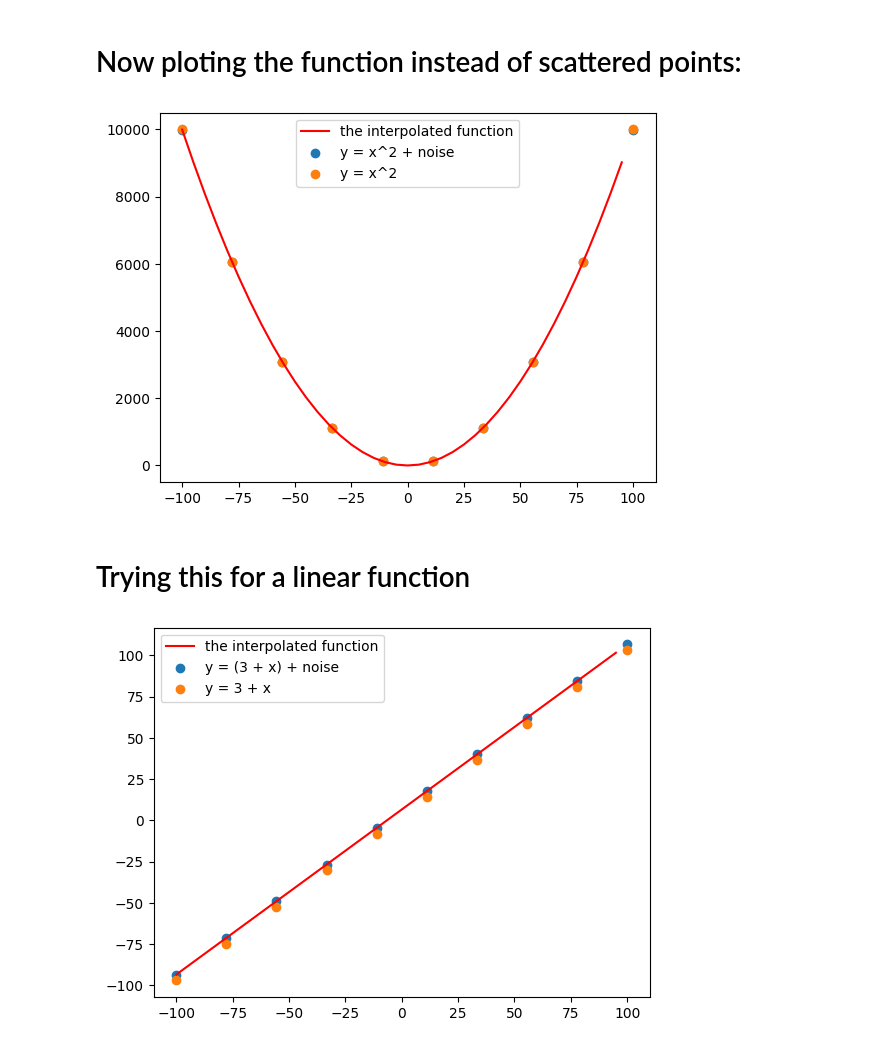
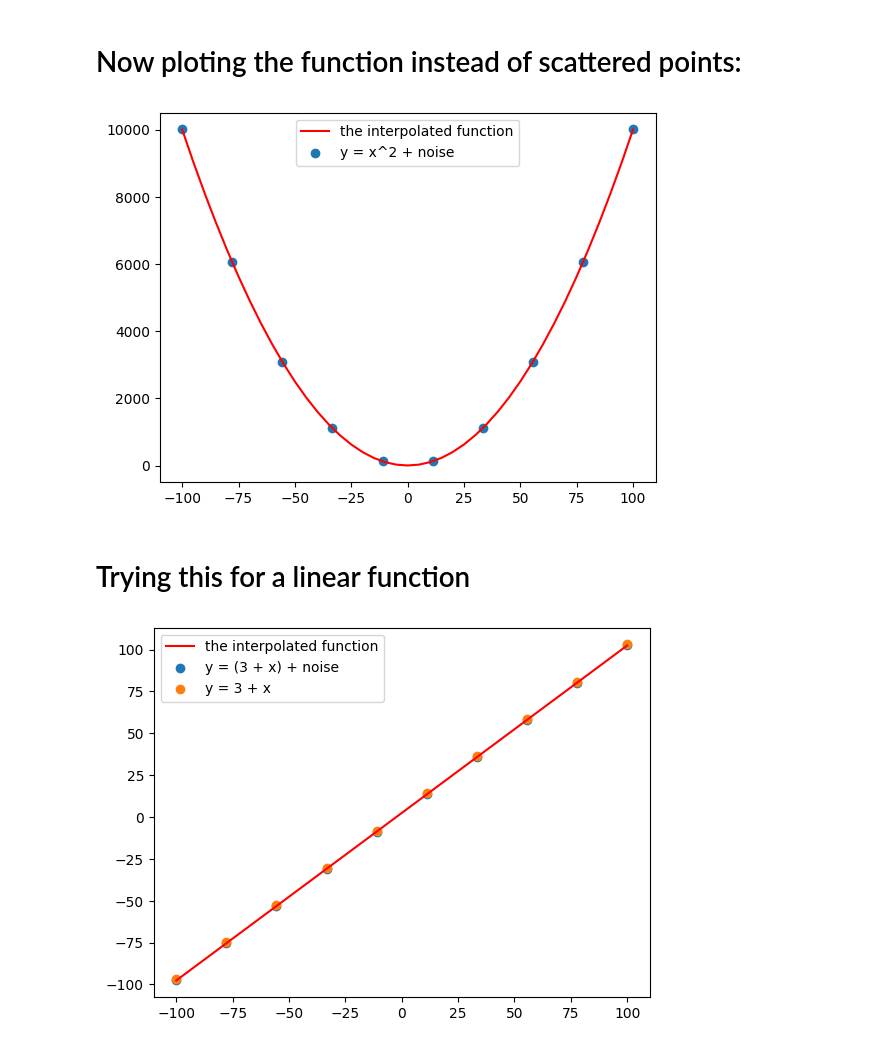
Before and after one commit to issaramro/ComputationalPhysics, a Jupyter notebook: Lagrange_Interpolation.ipynb, the cells around one changed output. Drawn from its saved outputs; the diff is of its cells as text; code cells hidden in the pictures.

```diff
--- a/Lagrange_Interpolation.ipynb
+++ b/Lagrange_Interpolation.ipynb
@@ -10,7 +10,7 @@ y = x**2 + noise
 y1 = x**2
 plt.scatter(x, y, label = "y = x^2 + noise")
 plt.scatter(x, y1, label = "y = x^2")
-for i in range(0, len(x)-2):
+for i in range(0, len(x)-1):
     x1 = x[i]
     x2 = x[i+1]
 
@@ -60,7 +60,7 @@ y = x**2 + 1.5*np.random.randint(-20,20)
 y1 = x**2
 j = len(x) - 1 # order
 
-for i in np.arange(x[0], x[len(x)-1], 5):
+for i in np.arange(x[0], x[len(x)-1] + 1, 5):
     x_given = i
 
     y_we_seek = 0
@@ -84,13 +84,13 @@ plt.show()
 # Now ploting the function instead of scattered points:
 # %%
 x = np.linspace(-100,100, 10)
-y = x**2 + 1.5*np.random.randint(-20,20)
-y1 = x**2
+y = x**2 + 0.2*np.random.randint(-20,20)
+
 j = len(x) - 1 # order
 x_given_int = []
 y_we_seek_int = []
 
-for i in np.arange(x[0], x[len(x)-1], 5):
+for i in np.arange(x[0], x[len(x)-1] +1, 5):
     x_given = i
     x_given_int.append(x_given)
 
@@ -110,43 +110,42 @@ plt.plot(x_given_int, y_we_seek_int, color = "r", label = "the interpolated func
 
 
 plt.scatter(x,y, label = "y = x^2 + noise")
-plt.scatter(x,y1, label = "y = x^2")
 plt.legend()
 plt.show()
 # %% [output]
-[figure, old version]
+[figure, new version]
 # %% [markdown]
 # Trying this for a linear function
 # %%
 x = np.linspace(-100,100, 10)
 y = 3 + x + 0.2*np.random.randint(-20,20)
 y1 = 3 + x
 j = len(x) - 1 # order
 x_given_int = []
 y_we_seek_int = []
 
-for i in np.arange(x[0], x[len(x)-1], 5):
+for i in np.arange(x[0], x[len(x)-1] + 1, 5):
     x_given = i
     x_given_int.append(x_given)
 
     y_we_seek = 0
 
 
     for i in range(j+1):
         p =1
         for j in range(j+1):
             if j != i:
                 p *= ((x_given - x[j])/(x[i] - x[j]))
         y_we_seek += y[i]*p
     y_we_seek_int.append(y_we_seek)
 
 
 plt.plot(x_given_int, y_we_seek_int, color = "r", label = "the interpolated function")
 
 
 plt.scatter(x,y, label = "y = (3 + x) + noise")
 plt.scatter(x,y1, label = "y = 3 + x")
 plt.legend()
 plt.show()
 # %% [output]
-[figure, old version]
+[figure, new version]
```
Also changed, not shown: parts of 2 cells of this notebook, 2 other files.
